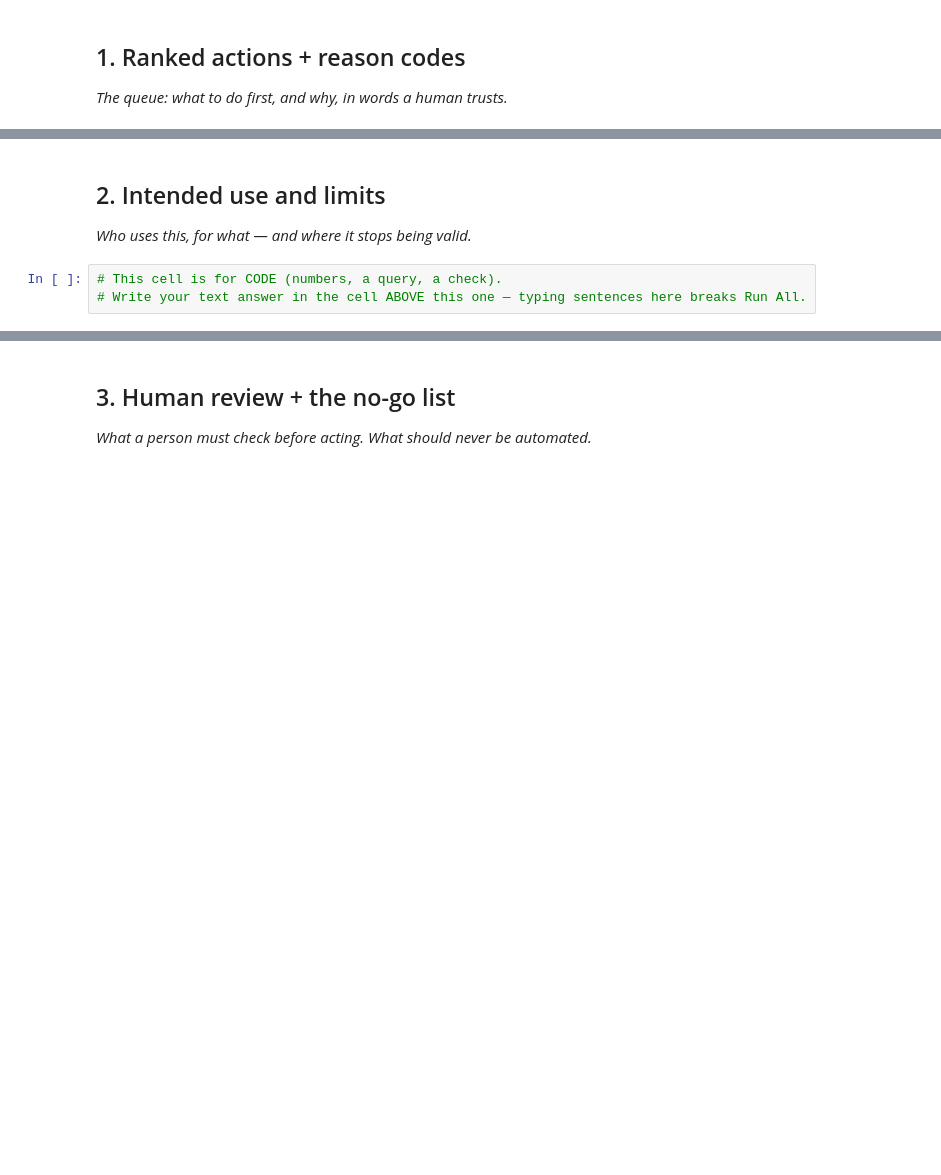
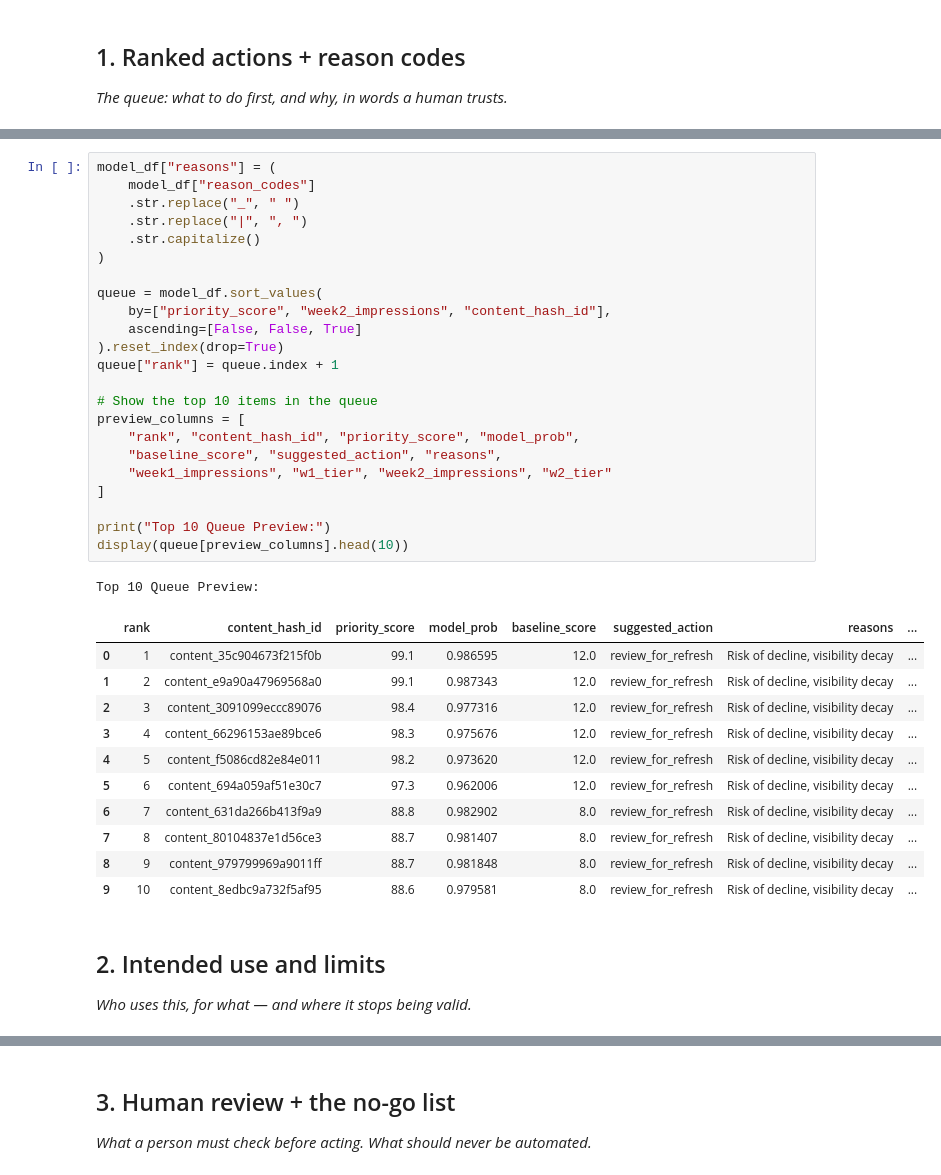
Before and after one commit to JasperOwen/flyrank-ml-internship, a Jupyter notebook: work/notebooks/w07_action_playbook.ipynb, the cells around one changed output, grey strips where cells are left out. Cells and saved outputs as stored; diff of their text form; blank space fills up the shorter version.

```diff
--- a/work/notebooks/w07_action_playbook.ipynb
+++ b/work/notebooks/w07_action_playbook.ipynb
@@ -16,7 +239,40 @@ This skeleton is yours to fill. Work the sections **in order** — each one has
+# %%
+model_df["reasons"] = (
+    model_df["reason_codes"]
+    .str.replace("_", " ")
+    .str.replace("|", ", ")
+    .str.capitalize()
+)
+
+queue = model_df.sort_values(
+    by=["priority_score", "week2_impressions", "content_hash_id"],
+    ascending=[False, False, True]
+).reset_index(drop=True)
+queue["rank"] = queue.index + 1
+
+# Show the top 10 items in the queue
+preview_columns = [
+    "rank", "content_hash_id", "priority_score", "model_prob",
+    "baseline_score", "suggested_action", "reasons",
+    "week1_impressions", "w1_tier", "week2_impressions", "w2_tier"
+]
+
+print("Top 10 Queue Preview:")
+display(queue[preview_columns].head(10))
+# %% [output]
+Top 10 Queue Preview:
+|  | rank | content_hash_id | priority_score | model_prob | baseline_score | suggested_action | reasons | ... |
+| 0 | 1 | content_35c904673f215f0b | 99.1 | 0.986595 | 12.0 | review_for_refresh | Risk of decline, visibility decay | ... |
+| 1 | 2 | content_e9a90a47969568a0 | 99.1 | 0.987343 | 12.0 | review_for_refresh | Risk of decline, visibility decay | ... |
+| 2 | 3 | content_3091099eccc89076 | 98.4 | 0.977316 | 12.0 | review_for_refresh | Risk of decline, visibility decay | ... |
+| 3 | 4 | content_66296153ae89bce6 | 98.3 | 0.975676 | 12.0 | review_for_refresh | Risk of decline, visibility decay | ... |
+| 4 | 5 | content_f5086cd82e84e011 | 98.2 | 0.973620 | 12.0 | review_for_refresh | Risk of decline, visibility decay | ... |
+| 5 | 6 | content_694a059af51e30c7 | 97.3 | 0.962006 | 12.0 | review_for_refresh | Risk of decline, visibility decay | ... |
+| 6 | 7 | content_631da266b413f9a9 | 88.8 | 0.982902 | 8.0 | review_for_refresh | Risk of decline, visibility decay | ... |
+| 7 | 8 | content_80104837e1d56ce3 | 88.7 | 0.981407 | 8.0 | review_for_refresh | Risk of decline, visibility decay | ... |
+| 8 | 9 | content_979799969a9011ff | 88.7 | 0.981848 | 8.0 | review_for_refresh | Risk of decline, visibility decay | ... |
+| 9 | 10 | content_8edbc9a732f5af95 | 88.6 | 0.979581 | 8.0 | review_for_refresh | Risk of decline, visibility decay | ... |
 # %% [markdown]
 ## 2. Intended use and limits
 
 *Who uses this, for what — and where it stops being valid.*
-# %%
-# This cell is for CODE (numbers, a query, a check).
-# Write your text answer in the cell ABOVE this one — typing sentences here breaks Run All.
```
Also changed, not shown: parts of 24 cells of this notebook.
